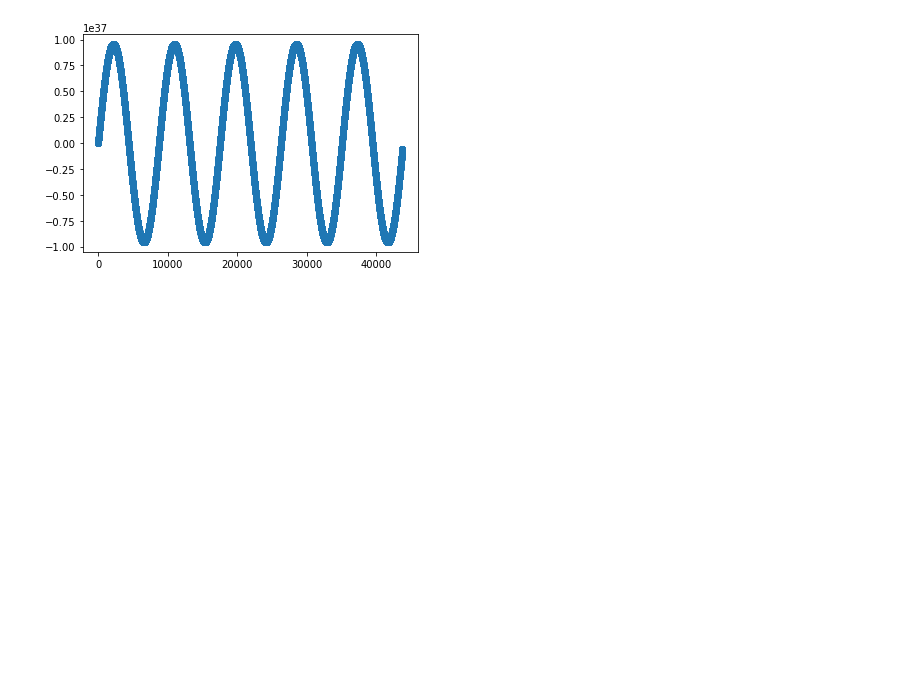
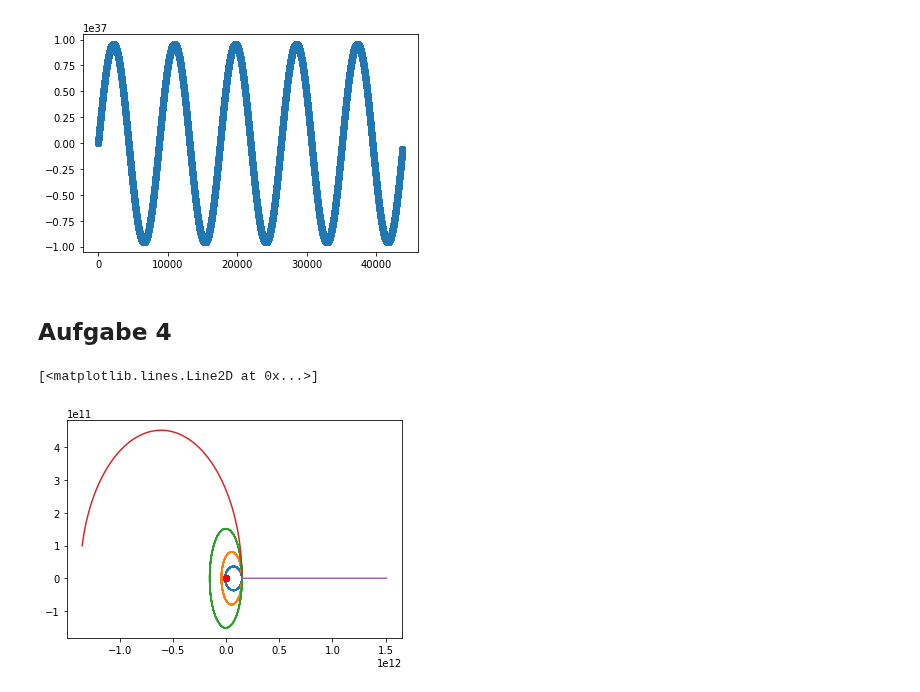
Before and after one commit to darenegade/modellbildung, a Jupyter notebook: Abgabe 2/Aufgabe 2.ipynb, the cells around one changed output. Saved outputs shown, nothing was run; the diff lists cells and outputs as text; code cells hidden in the pictures; blank space fills up the shorter version.

Commit message:
Aufgabe 4 ohne text

```diff
--- a/Abgabe 2/Aufgabe 2.ipynb
+++ b/Abgabe 2/Aufgabe 2.ipynb
@@ -168,3 +168,33 @@ plt.scatter(range(0, len(data[0])), ls)
 # %% [output]
 <matplotlib.collections.PathCollection at 0x...>
 [figure]
+# %% [markdown]
+## Aufgabe 4
+# %%
+vErde  = [0.0, 10 * 10**3]
+vSonne = [0.0, 0.0]
+pErde  = [1.4960*(10**11), 0.0]
+pSonne = [0.0, 0.0]
+data = calc(vErde, vSonne, pErde, pSonne)
+
+plt.plot([element[0] for element in data[0]], [element[1] for element in data[0]], '-')
+plt.plot([element[0] for element in data[1]], [element[1] for element in data[1]], 'ro')
+
+vErde  = [0.0, 20 * 10**3]
+data = calc(vErde, vSonne, pErde, pSonne)
+plt.plot([element[0] for element in data[0]], [element[1] for element in data[0]], '-')
+
+vErde  = [0.0, 30 * 10**3]
+data = calc(vErde, vSonne, pErde, pSonne)
+plt.plot([element[0] for element in data[0]], [element[1] for element in data[0]], '-')
+
+vErde  = [0.0, 40 * 10**3]
+data = calc(vErde, vSonne, pErde, pSonne)
+plt.plot([element[0] for element in data[0]], [element[1] for element in data[0]], '-')
+
+vErde  = [40 * 10**3, 0.0]
+data = calc(vErde, vSonne, pErde, pSonne)
+plt.plot([element[0] for element in data[0]], [element[1] for element in data[0]], '-')
+# %% [output]
+[<matplotlib.lines.Line2D at 0x...>]
+[figure, added]
```
